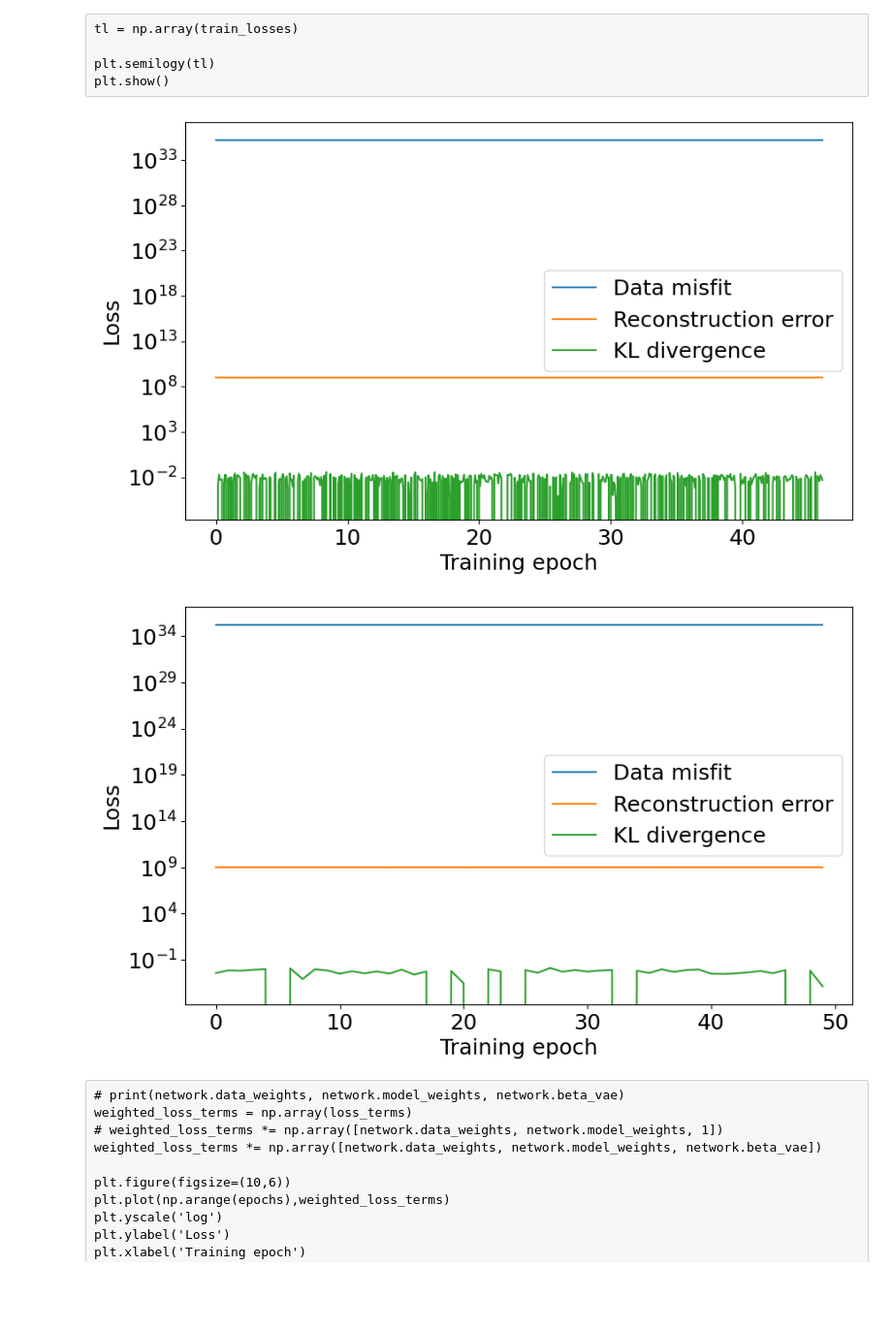
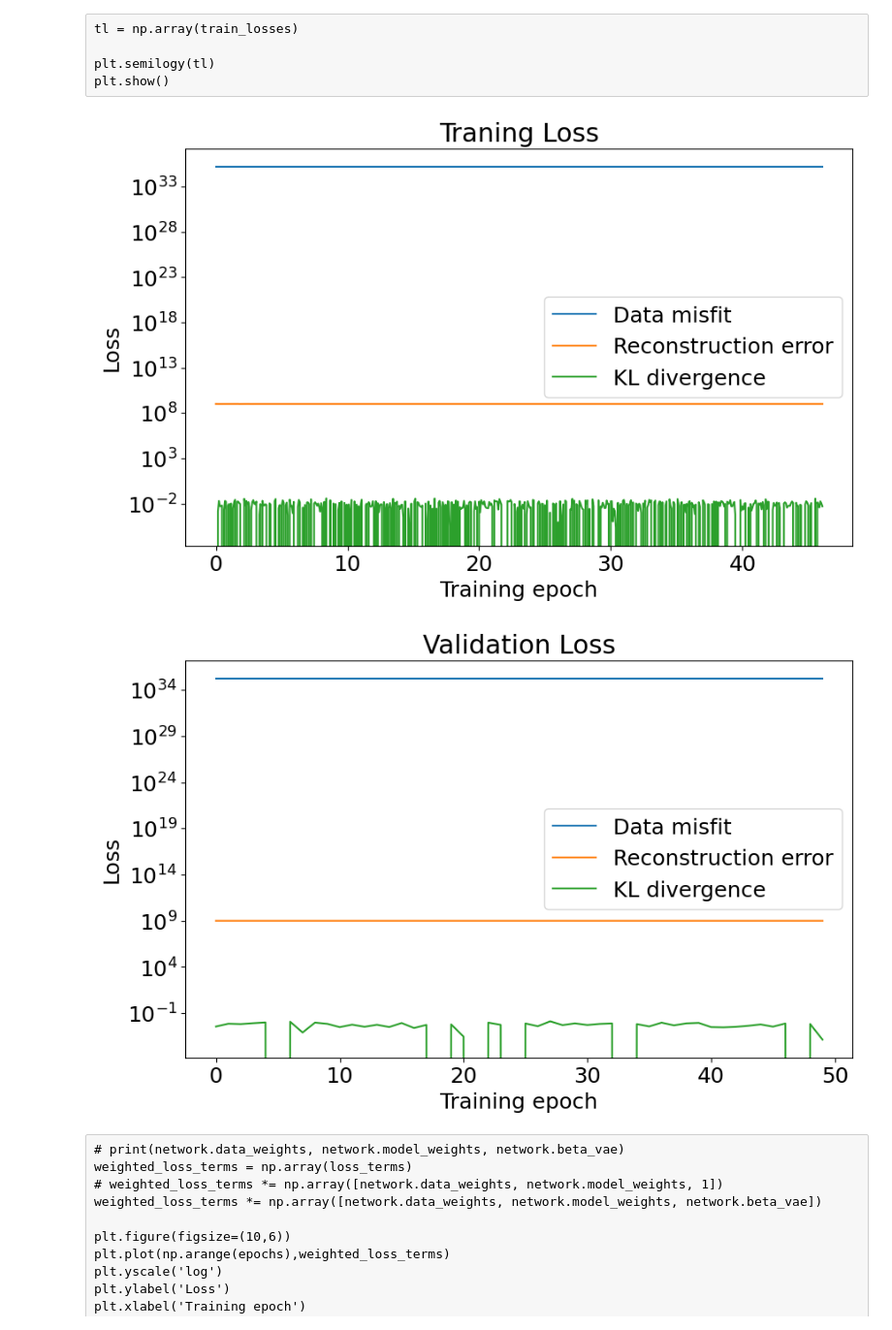
Before and after one commit to sarafhirsch/EM-CVAE-Graduate_Research, a Jupyter notebook: MT_64_Updated.ipynb, the cells around one changed output. Shown at 97% size. Cells and saved outputs as stored; diff of their text form; code cells hidden in the pictures; blank space fills up the shorter version.

Commit message:
Plotting

```diff
--- a/MT_64_Updated.ipynb
+++ b/MT_64_Updated.ipynb
@@ -711,27 +711,29 @@ plt.show()
 # %%
 tt = np.array(train_terms)
 batches_per_epoch = tf.data.experimental.cardinality(train_dataset).numpy()
 num_batches = tt.shape[0]
 plt.figure(figsize=(10,6))
 plt.semilogy(np.arange(num_batches)/batches_per_epoch, tt)
 plt.ylabel('Loss')
 plt.xlabel('Training epoch')
+plt.title("Traning Loss")
 plt.legend(['Data misfit', 'Reconstruction error', 'KL divergence'])
 plt.savefig('training_loss_'+run+'_w.png')
 plt.show()
 # %% [output]
-[figure, old version]
+[figure, new version]
 # %%
 plt.figure(figsize=(10,6))
 plt.plot(np.arange(epochs),validate_terms)
 plt.yscale('log')
 plt.ylabel('Loss')
 plt.xlabel('Training epoch')
+plt.title('Validation Loss')
 plt.legend(['Data misfit', 'Reconstruction error', 'KL divergence'])
 plt.savefig('validation_loss_'+run+'_w.png')
 plt.show()
 # %% [output]
-[figure, old version]
+[figure, new version]
 # %% [raw]
 # print(network.data_weights, network.model_weights, network.beta_vae)
 weighted_loss_terms = np.array(loss_terms)
```
Also changed, not shown: parts of 1 cell of this notebook, 2 other files.
